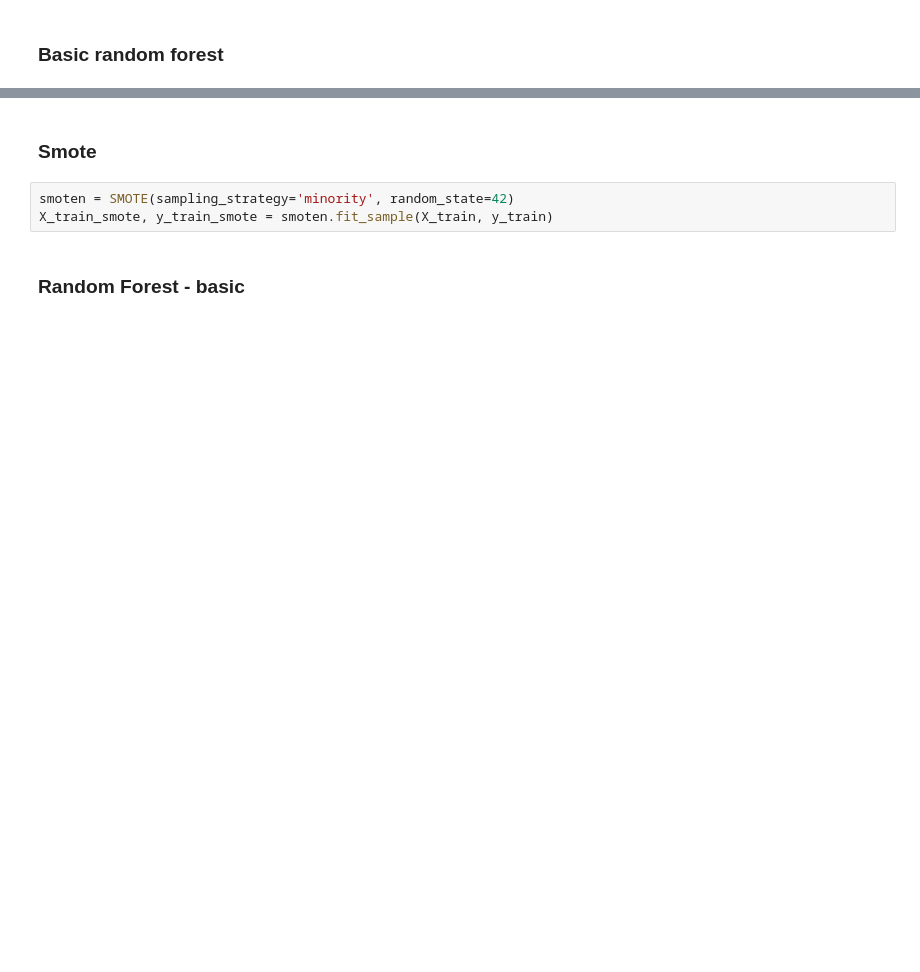
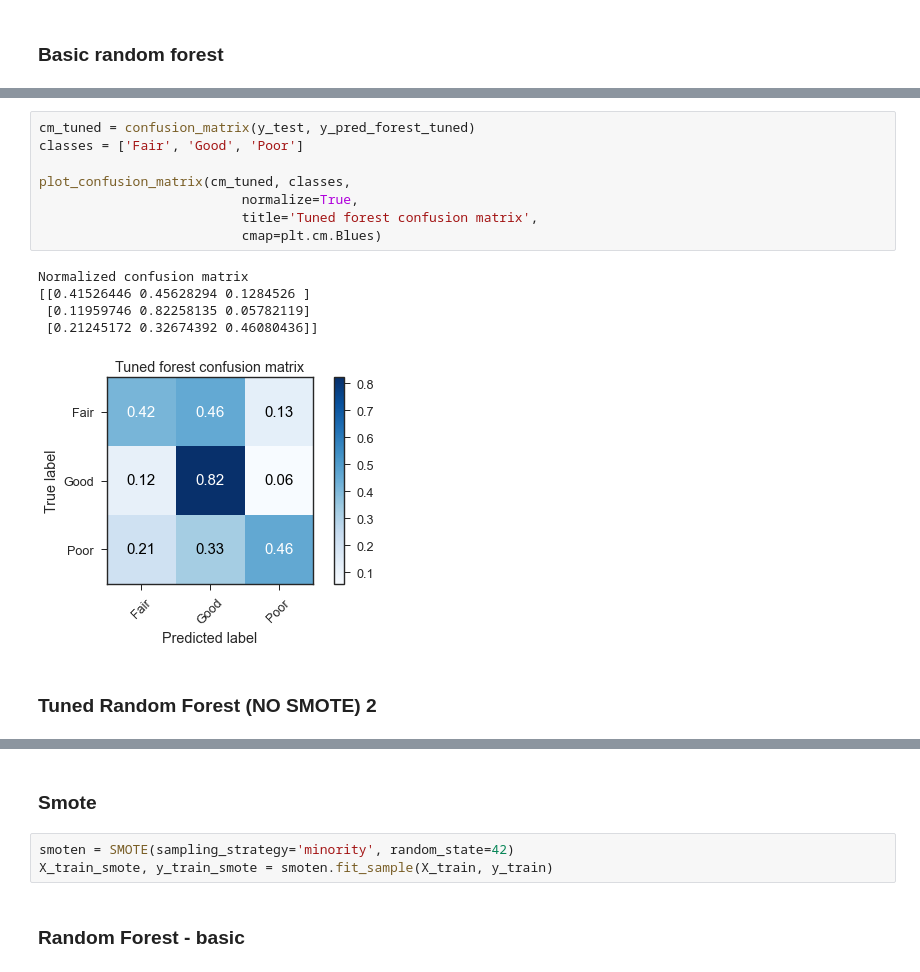
Before and after one commit to p-szymo/nyc_trees, a Jupyter notebook: nyc_trees_final_workbook.ipynb, the cells around one changed output, grey strips where cells are left out. Drawn from its saved outputs; the diff is of its cells as text; blank space fills up the shorter version.

```diff
--- a/nyc_trees_final_workbook.ipynb
+++ b/nyc_trees_final_workbook.ipynb
@@ -1518,0 +1580,16 @@ plot_confusion_matrix(cm, classes,
+# %%
+cm_tuned = confusion_matrix(y_test, y_pred_forest_tuned)
+classes = ['Fair', 'Good', 'Poor']
+
+plot_confusion_matrix(cm_tuned, classes,
+                          normalize=True,
+                          title='Tuned forest confusion matrix',
+                          cmap=plt.cm.Blues)
+# %% [output]
+Normalized confusion matrix
+[[0.41526446 0.45628294 0.1284526 ]
+ [0.11959746 0.82258135 0.05782119]
+ [0.21245172 0.32674392 0.46080436]]
+[figure, added]
+# %% [markdown]
+### Tuned Random Forest (NO SMOTE) 2
```
Also changed, not shown: parts of 47 cells of this notebook, 2 other files.
